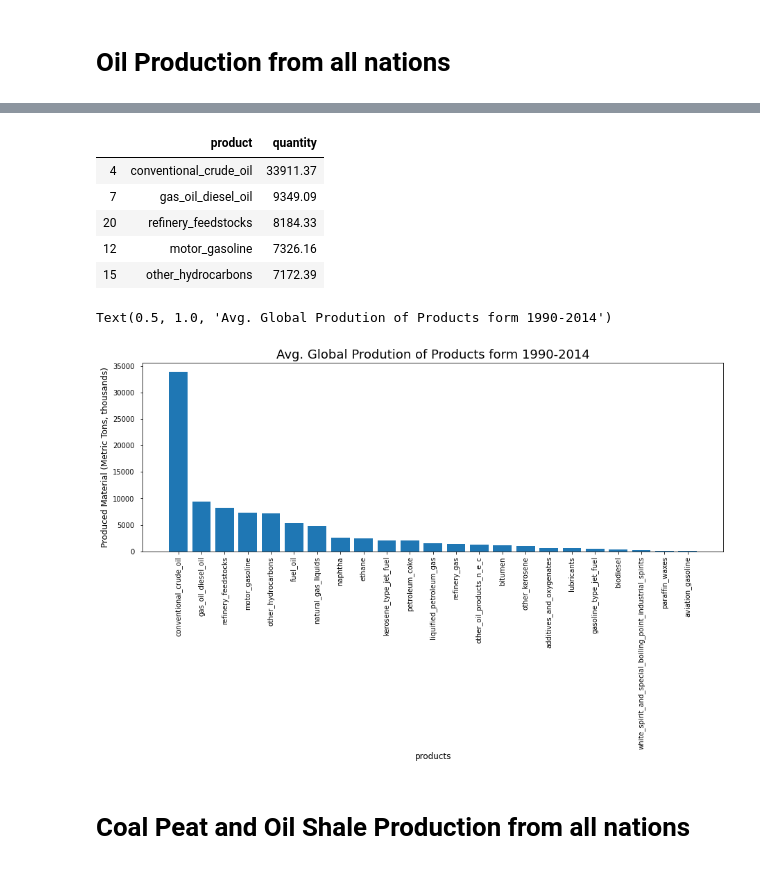
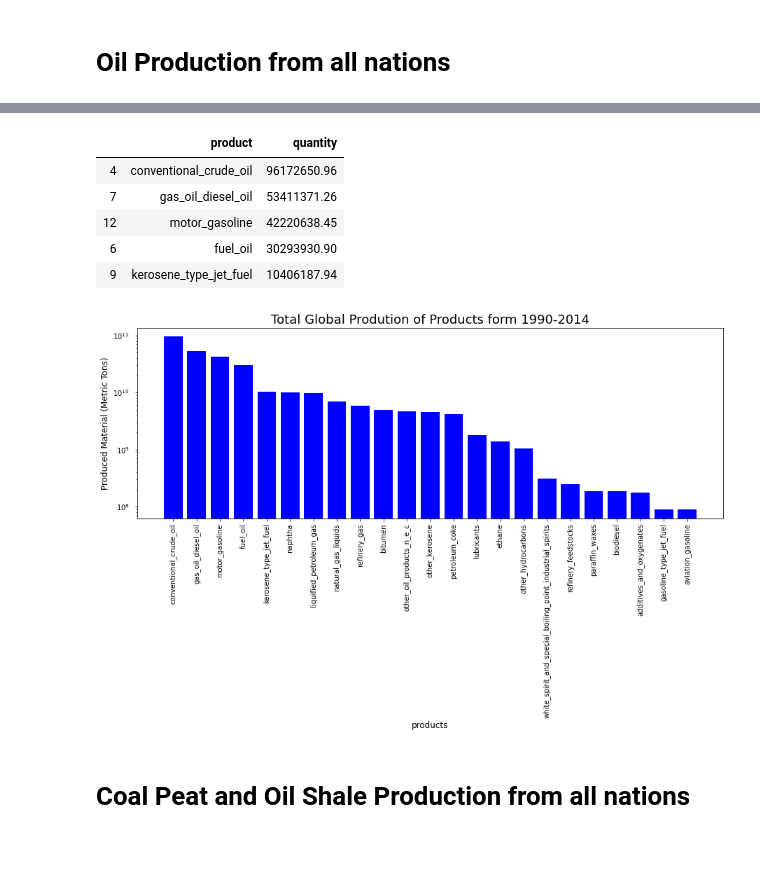
Before and after one commit to philipayazi/International-Energy-Statistics, a Jupyter notebook: International_Energy_Statistics.ipynb, the cells around one changed output, grey strips where cells are left out. Cells and saved outputs as stored; diff of their text form; code cells hidden in the pictures.

Commit message:
fixing graphs

```diff
--- a/International_Energy_Statistics.ipynb
+++ b/International_Energy_Statistics.ipynb
@@ -262,7 +262,7 @@ Oil_df.head()
 | 4 | belgium | additives and oxygenates - exports | 2012 | Metric tons, thousand | 35.0 | additives_and_oxygenates | Oil |
 # %%
 oil_production = Oil_df[Oil_df['commodity_transaction'].str.contains("production")]
-oil_production = oil_production.groupby(['product']).mean().round(2).drop(['year'], axis=1)
+oil_production = oil_production.groupby(['product']).sum().round(2).drop(['year'], axis=1)
 oil_production = oil_production.reset_index()
 # %%
 oil_production = oil_production.sort_values(by=['quantity'], ascending=False)
@@ -270,27 +270,27 @@ oil_production = oil_production.sort_values(by=['quantity'], ascending=False)
 oil_production.head()
 # %% [output]
 |  | product | quantity |
-| 4 | conventional_crude_oil | 33911.37 |
-| 7 | gas_oil_diesel_oil | 9349.09 |
-| 20 | refinery_feedstocks | 8184.33 |
-| 12 | motor_gasoline | 7326.16 |
-| 15 | other_hydrocarbons | 7172.39 |
+| 4 | conventional_crude_oil | 96172650.96 |
+| 7 | gas_oil_diesel_oil | 53411371.26 |
+| 12 | motor_gasoline | 42220638.45 |
+| 6 | fuel_oil | 30293930.90 |
+| 9 | kerosene_type_jet_fuel | 10406187.94 |
 # %%
 oil_products = oil_production['product']
-oil_quantity = oil_production['quantity']
+oil_quantity = oil_production['quantity']*1000
 
 fig, ax1 = plt.subplots(figsize=(15,5))
 
 
-ax1.bar(oil_products, oil_quantity)
+ax1.bar(oil_products, oil_quantity, color='blue')
 ax1.tick_params('x', labelrotation=90)
 ax1.tick_params('y', pad=8)
 ax1.set_xlabel('products', fontsize=12)
-ax1.set_ylabel('Produced Material (Metric Tons, thousands)', fontsize=12)
-ax1.set_title('Avg. Global Prodution of Products form 1990-2014', fontsize=18)
+ax1.set_ylabel('Produced Material (Metric Tons)', fontsize=12)
+ax1.set_title('Total Global Prodution of Products form 1990-2014', fontsize=18)
+ax1.set_yscale('log')
 # %% [output]
-Text(0.5, 1.0, 'Avg. Global Prodution of Products form 1990-2014')
-[figure, old version]
+[figure, new version]
 # %% [markdown]
 # Coal Peat and Oil Shale Production from all nations
 # %%
```
Also changed, not shown: parts of 5 cells of this notebook.
